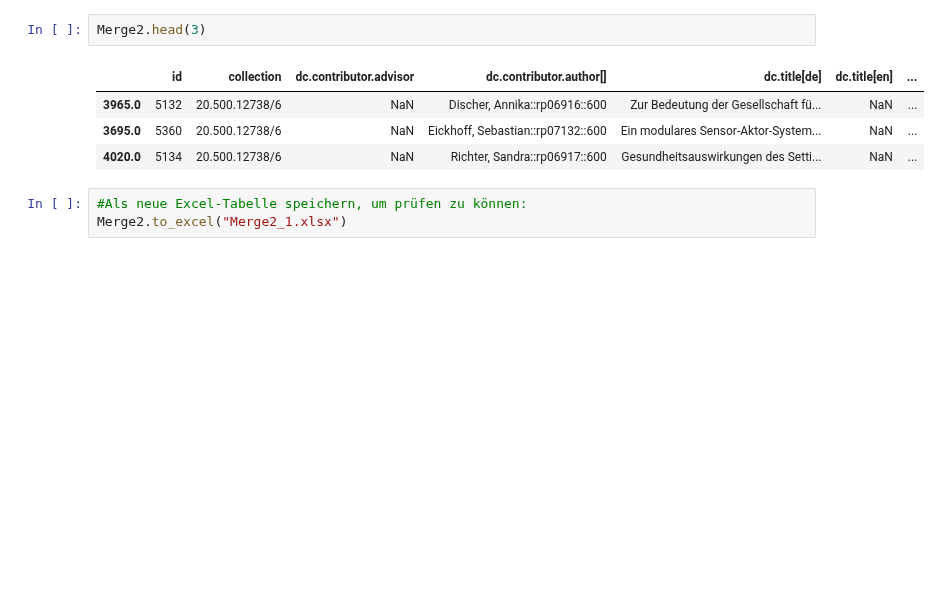
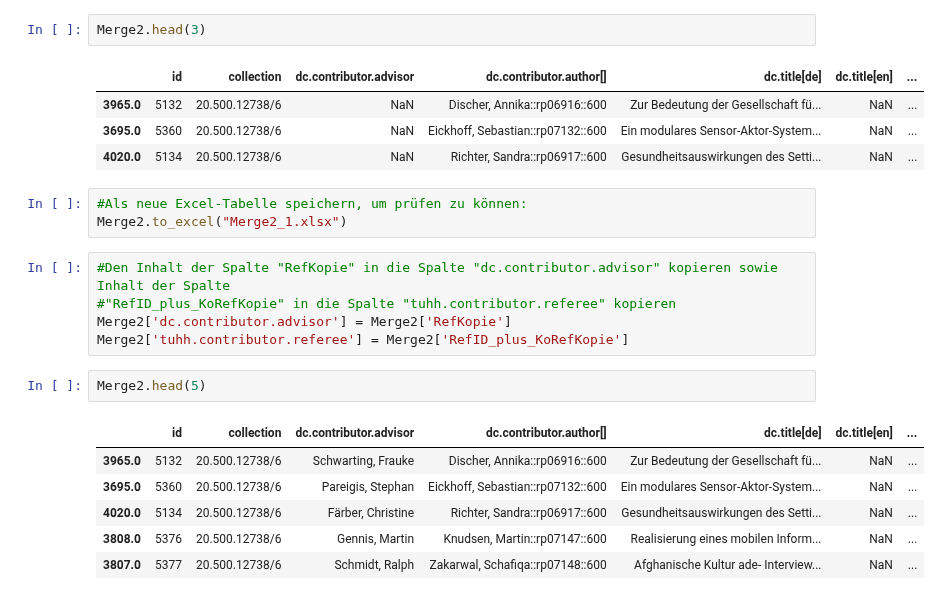
Before and after one commit to Daniela-Mayer/2020-11-30-Data_Librarian_Daniela_Mayer, a Jupyter notebook: Modul_6/notebooks/Abschlussprojekt sechster Versuch - dritte Kopie für Bereinigung Personennamen.ipynb, the cells around one changed output. Saved outputs shown, nothing was run; the diff lists cells and outputs as text; blank space fills up the shorter version.

```diff
--- a/Modul_6/notebooks/Abschlussprojekt sechster Versuch - dritte Kopie für Bereinigung Personennamen.ipynb
+++ b/Modul_6/notebooks/Abschlussprojekt sechster Versuch - dritte Kopie für Bereinigung Personennamen.ipynb
@@ -501,3 +501,17 @@ Merge2.head(3)
 # %%
 #Als neue Excel-Tabelle speichern, um prüfen zu können:
 Merge2.to_excel("Merge2_1.xlsx")
+# %%
+#Den Inhalt der Spalte "RefKopie" in die Spalte "dc.contributor.advisor" kopieren sowie Inhalt der Spalte
+#"RefID_plus_KoRefKopie" in die Spalte "tuhh.contributor.referee" kopieren
+Merge2['dc.contributor.advisor'] = Merge2['RefKopie']
+Merge2['tuhh.contributor.referee'] = Merge2['RefID_plus_KoRefKopie']
+# %%
+Merge2.head(5)
+# %% [output]
+|  | id | collection | dc.contributor.advisor | dc.contributor.author[] | dc.title[de] | dc.title[en] | ... |
+| 3965.0 | 5132 | 20.500.12738/6 | Schwarting, Frauke | Discher, Annika::rp06916::600 | Zur Bedeutung der Gesellschaft fü... | NaN | ... |
+| 3695.0 | 5360 | 20.500.12738/6 | Pareigis, Stephan | Eickhoff, Sebastian::rp07132::600 | Ein modulares Sensor-Aktor-System... | NaN | ... |
+| 4020.0 | 5134 | 20.500.12738/6 | Färber, Christine | Richter, Sandra::rp06917::600 | Gesundheitsauswirkungen des Setti... | NaN | ... |
+| 3808.0 | 5376 | 20.500.12738/6 | Gennis, Martin | Knudsen, Martin::rp07147::600 | Realisierung eines mobilen Inform... | NaN | ... |
+| 3807.0 | 5377 | 20.500.12738/6 | Schmidt, Ralph | Zakarwal, Schafiqa::rp07148::600 | Afghanische Kultur ade- Interview... | NaN | ... |
```
